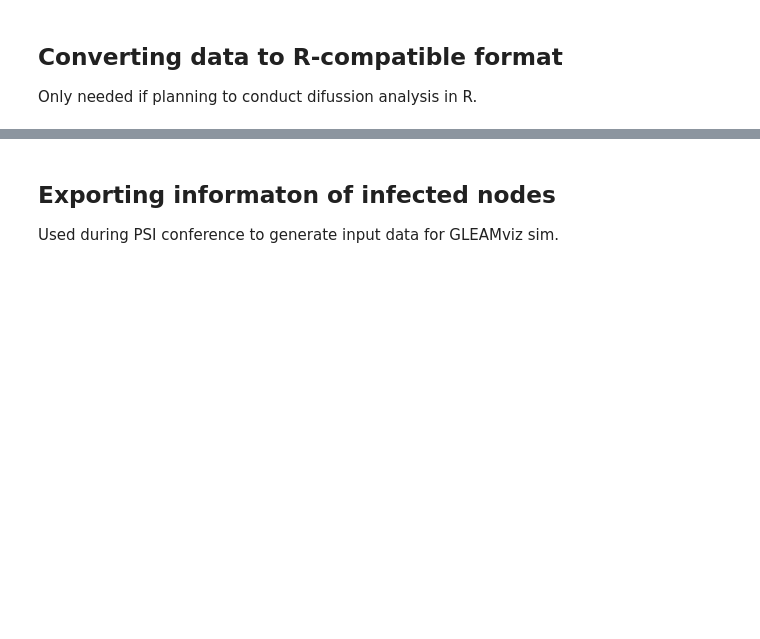
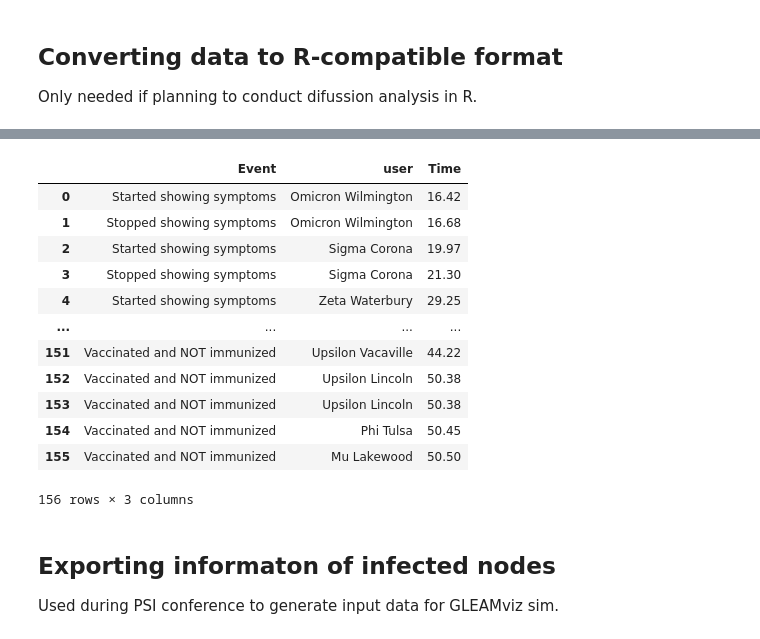
Before and after one commit to colabobio/epigames-analysis, a Jupyter notebook: 1-data-parsing.ipynb, the cells around one changed output, grey strips where cells are left out. Cells and saved outputs as stored; diff of their text form; code cells hidden in the pictures; blank space fills up the shorter version.

```diff
--- a/1-data-parsing.ipynb
+++ b/1-data-parsing.ipynb
@@ -599,3 +627,22 @@ net_dat.to_csv(f"{data_folder}/network_data.csv", index=False)
+# %%
+out_data = get_all_illness_and_outcome_events(events, users, tmin, data_format)
+out_data.to_csv(path.join(data_folder, 'list-of-illnesses-and-outcomes.csv'), index=False)
+
+out_data
+# %% [output]
+|  | Event | user | Time |
+| 0 | Started showing symptoms | Omicron Wilmington | 16.42 |
+| 1 | Stopped showing symptoms | Omicron Wilmington | 16.68 |
+| 2 | Started showing symptoms | Sigma Corona | 19.97 |
+| 3 | Stopped showing symptoms | Sigma Corona | 21.30 |
+| 4 | Started showing symptoms | Zeta Waterbury | 29.25 |
+| ... | ... | ... | ... |
+| 151 | Vaccinated and NOT immunized | Upsilon Vacaville | 44.22 |
+| 152 | Vaccinated and NOT immunized | Upsilon Lincoln | 50.38 |
+| 153 | Vaccinated and NOT immunized | Upsilon Lincoln | 50.38 |
+| 154 | Vaccinated and NOT immunized | Phi Tulsa | 50.45 |
+| 155 | Vaccinated and NOT immunized | Mu Lakewood | 50.50 |
+156 rows × 3 columns
 # %% [markdown]
 ## Exporting informaton of infected nodes
 
```
Also changed, not shown: parts of 15 cells of this notebook, 1 other file.
